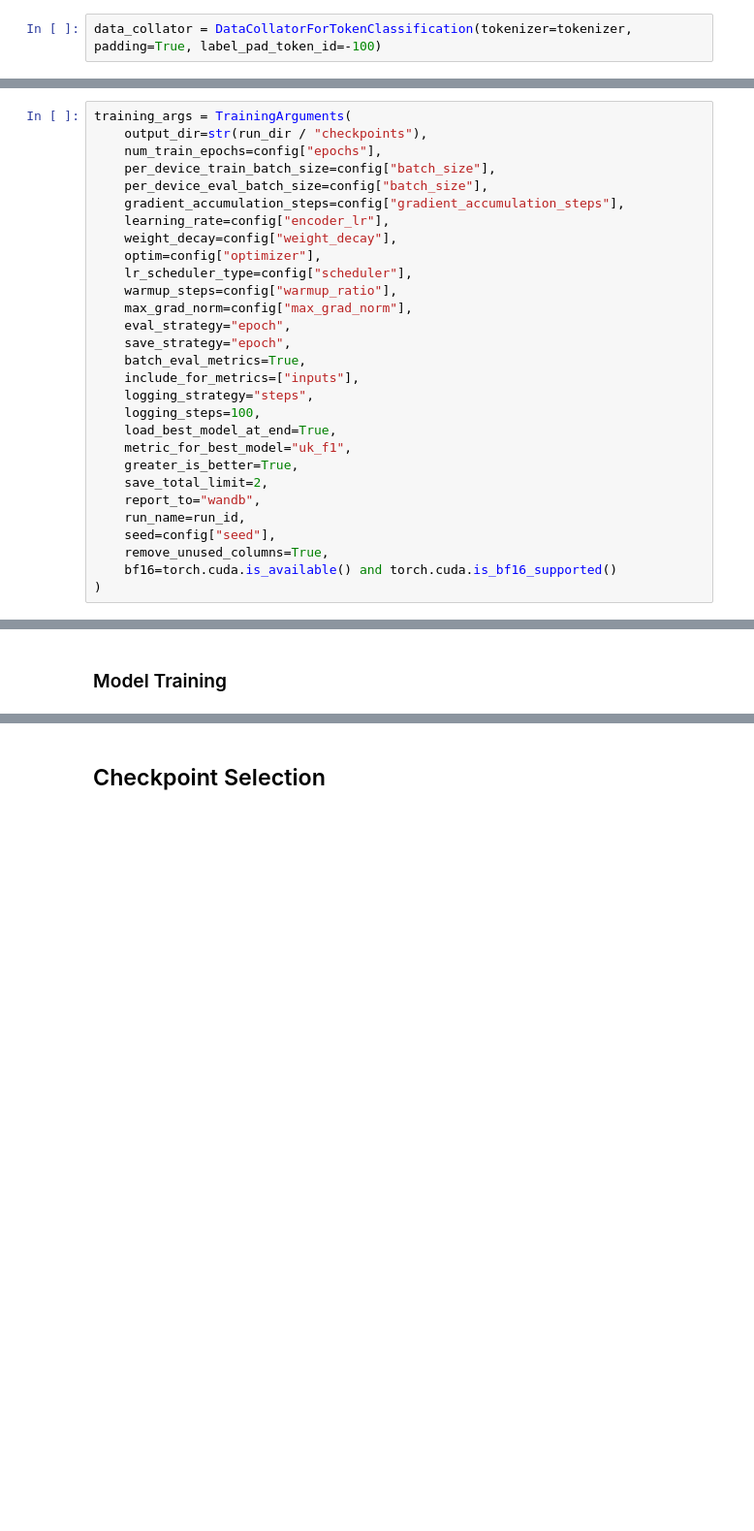
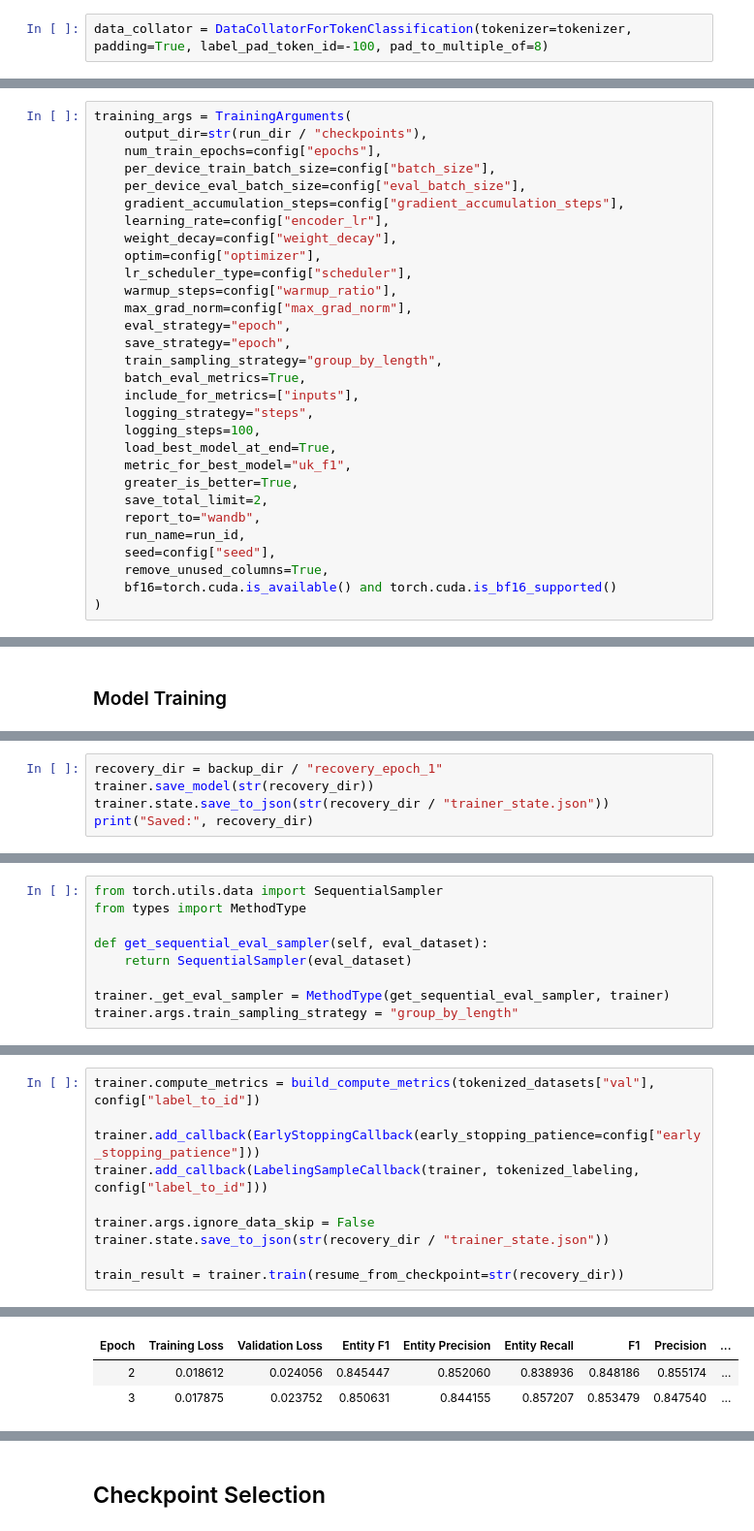
Before and after one commit to dkalchenko01/UA-Locations-NER-Transformers, a Jupyter notebook: notebooks/03_xlm_roberta_large.ipynb, the cells around one changed output, grey strips where cells are left out. Shown at 97% size. Saved outputs shown, nothing was run; the diff lists cells and outputs as text; blank space fills up the shorter version.

Commit message:
first model training

```diff
--- a/notebooks/03_xlm_roberta_large.ipynb
+++ b/notebooks/03_xlm_roberta_large.ipynb
@@ -346,7 +355,7 @@ DatasetDict({
 # %% [markdown]
 Dynamic padding
 # %%
-data_collator = DataCollatorForTokenClassification(tokenizer=tokenizer, padding=True, label_pad_token_id=-100)
+data_collator = DataCollatorForTokenClassification(tokenizer=tokenizer, padding=True, label_pad_token_id=-100, pad_to_multiple_of=8)
 # %% [markdown]
 Labeling sample tokenization
 # %%
@@ -395,7 +405,7 @@ training_args = TrainingArguments(
     output_dir=str(run_dir / "checkpoints"),
     num_train_epochs=config["epochs"],
     per_device_train_batch_size=config["batch_size"],
-    per_device_eval_batch_size=config["batch_size"],
+    per_device_eval_batch_size=config["eval_batch_size"],
     gradient_accumulation_steps=config["gradient_accumulation_steps"],
     learning_rate=config["encoder_lr"],
     weight_decay=config["weight_decay"],
@@ -405,6 +415,7 @@ training_args = TrainingArguments(
     max_grad_norm=config["max_grad_norm"],
     eval_strategy="epoch",
     save_strategy="epoch",
+    train_sampling_strategy="group_by_length",
     batch_eval_metrics=True,
     include_for_metrics=["inputs"],
     logging_strategy="steps",
@@ -474,0 +493,5 @@ train_result = trainer.train()
+# %%
+recovery_dir = backup_dir / "recovery_epoch_1"
+trainer.save_model(str(recovery_dir))
+trainer.state.save_to_json(str(recovery_dir / "trainer_state.json"))
+print("Saved:", recovery_dir)
@@ -474,0 +506,9 @@ train_result = trainer.train()
+# %%
+from torch.utils.data import SequentialSampler
+from types import MethodType
+
+def get_sequential_eval_sampler(self, eval_dataset):
+    return SequentialSampler(eval_dataset)
+
+trainer._get_eval_sampler = MethodType(get_sequential_eval_sampler, trainer)
+trainer.args.train_sampling_strategy = "group_by_length"
@@ -474,0 +530,11 @@ train_result = trainer.train()
+# %%
+trainer.compute_metrics = build_compute_metrics(tokenized_datasets["val"], config["label_to_id"])
+
+trainer.add_callback(EarlyStoppingCallback(early_stopping_patience=config["early_stopping_patience"]))
+trainer.add_callback(LabelingSampleCallback(trainer, tokenized_labeling, config["label_to_id"]))
+
+trainer.args.ignore_data_skip = False
+trainer.state.save_to_json(str(recovery_dir / "trainer_state.json"))
+
+train_result = trainer.train(resume_from_checkpoint=str(recovery_dir))
+# %% [output]
@@ -474,0 +542,3 @@ train_result = trainer.train()
+| Epoch | Training Loss | Validation Loss | Entity F1 | Entity Precision | Entity Recall | F1 | Precision | ... |
+| 2 | 0.018612 | 0.024056 | 0.845447 | 0.852060 | 0.838936 | 0.848186 | 0.855174 | ... |
+| 3 | 0.017875 | 0.023752 | 0.850631 | 0.844155 | 0.857207 | 0.853479 | 0.847540 | ... |
```
Also changed, not shown: parts of 41 cells of this notebook.
